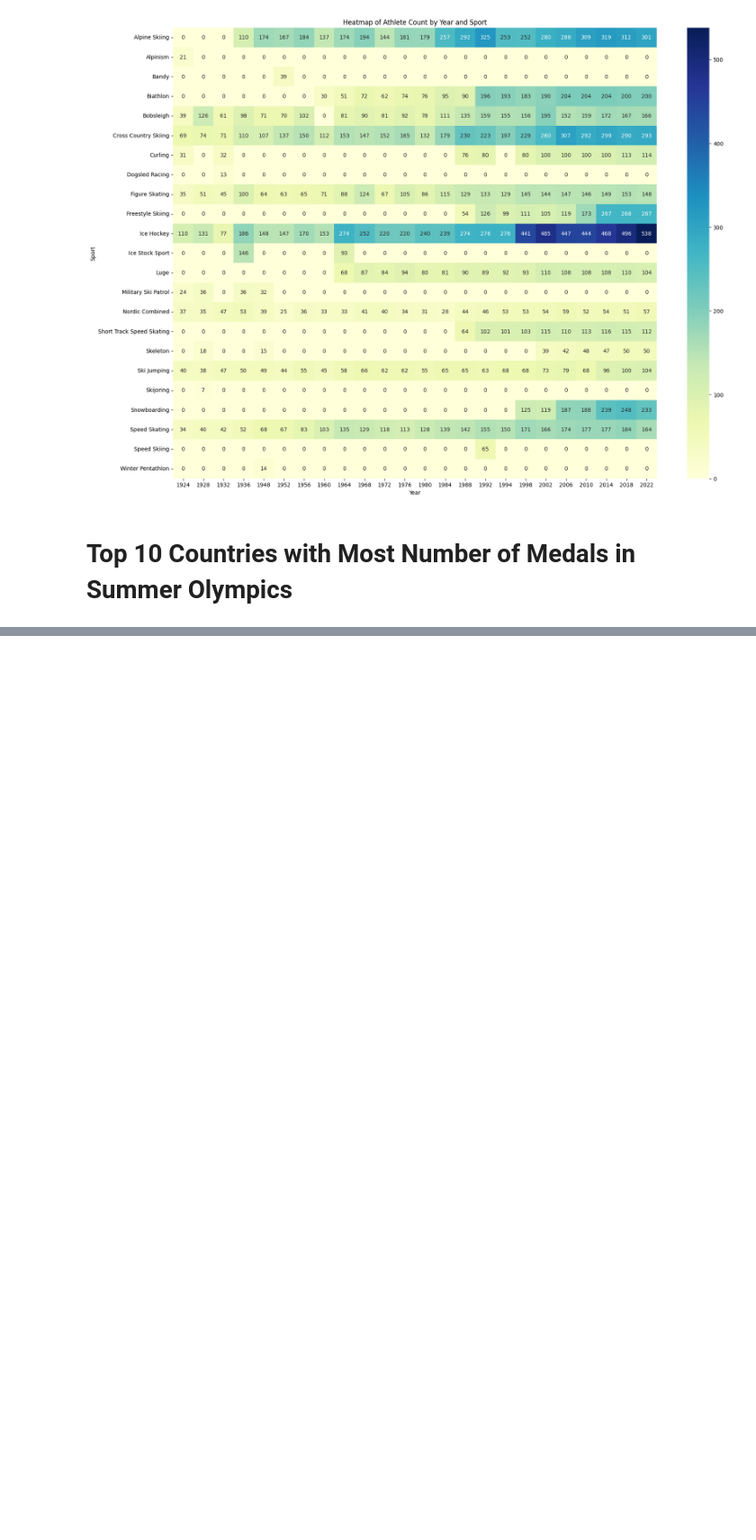
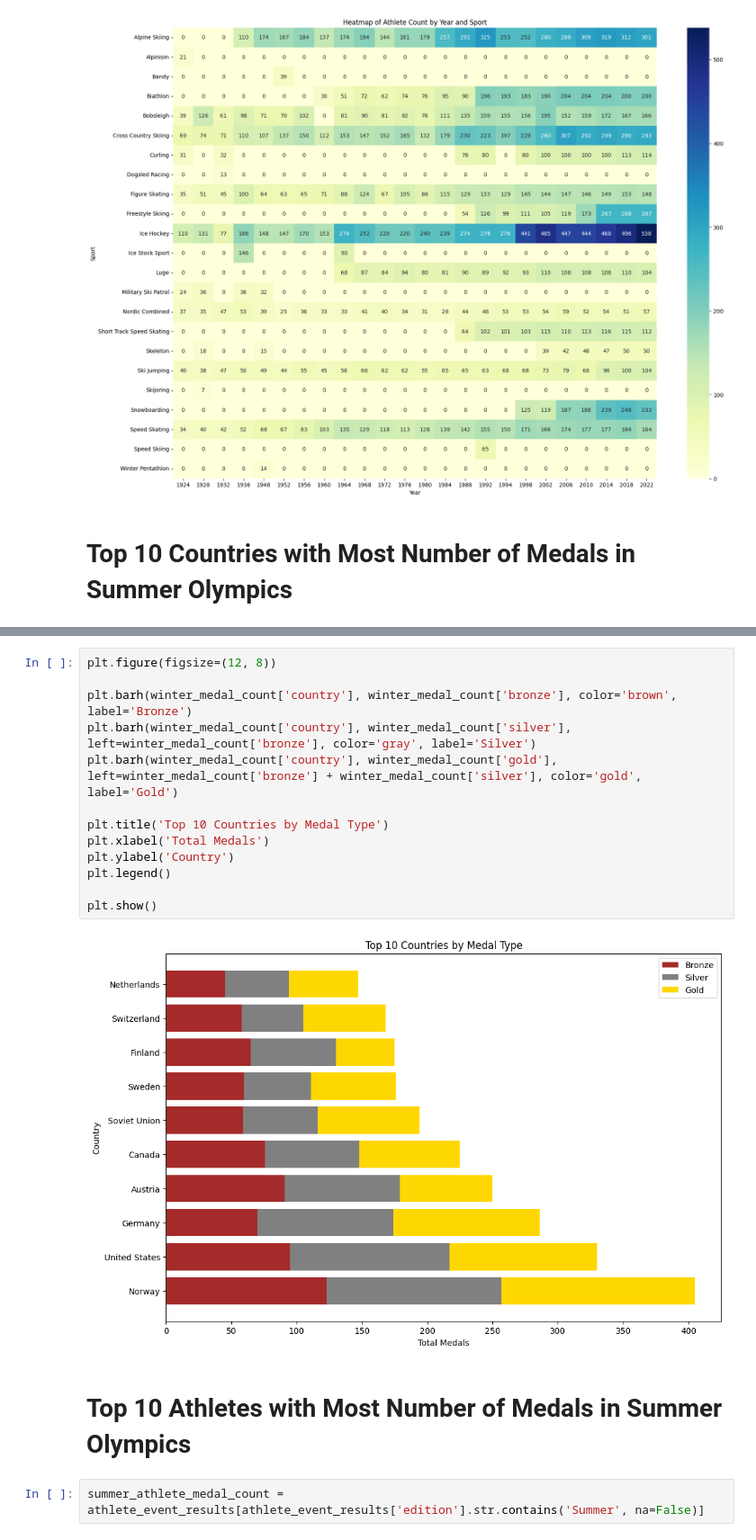
Before and after one commit to VishwajeetEkal/126-Years-Olympics, a Jupyter notebook: Basic_Descriptive_Statistics.ipynb, the cells around one changed output, grey strips where cells are left out. Shown at 90% size. Cells and saved outputs as stored; diff of their text form; blank space fills up the shorter version.

```diff
--- a/Basic_Descriptive_Statistics.ipynb
+++ b/Basic_Descriptive_Statistics.ipynb
@@ -270,0 +304,19 @@ dtype: int64
+# %%
+plt.figure(figsize=(12, 8))
+
+plt.barh(winter_medal_count['country'], winter_medal_count['bronze'], color='brown', label='Bronze')
+plt.barh(winter_medal_count['country'], winter_medal_count['silver'], left=winter_medal_count['bronze'], color='gray', label='Silver')
+plt.barh(winter_medal_count['country'], winter_medal_count['gold'], left=winter_medal_count['bronze'] + winter_medal_count['silver'], color='gold', label='Gold')
+
+plt.title('Top 10 Countries by Medal Type')
+plt.xlabel('Total Medals')
+plt.ylabel('Country')
+plt.legend()
+
+plt.show()
+# %% [output]
+[figure, added]
+# %% [markdown]
+# **Top 10 Athletes with Most Number of Medals in Summer Olympics**
+# %%
+summer_athlete_medal_count = athlete_event_results[athlete_event_results['edition'].str.contains('Summer', na=False)]
```
Also changed, not shown: parts of 17 cells of this notebook.
